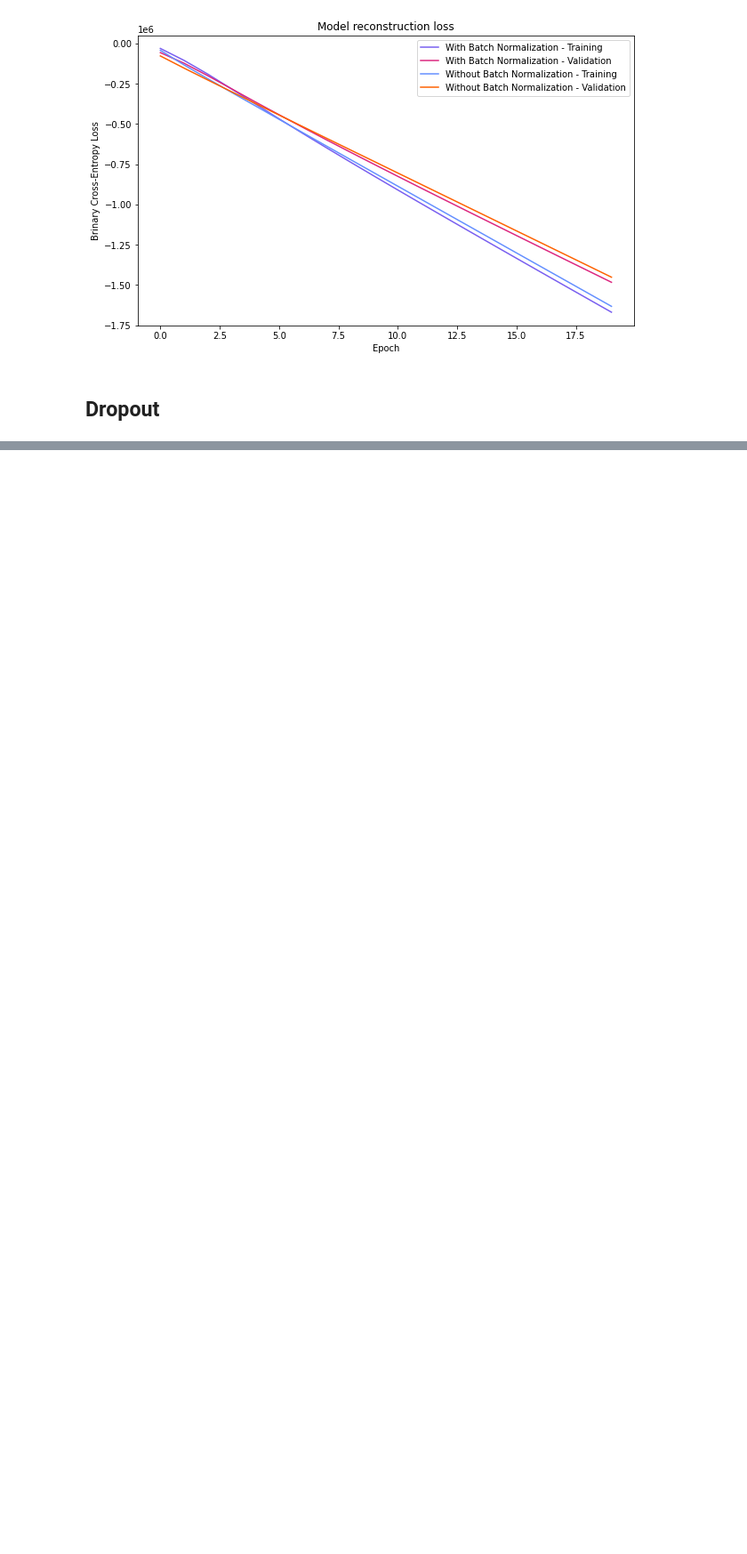
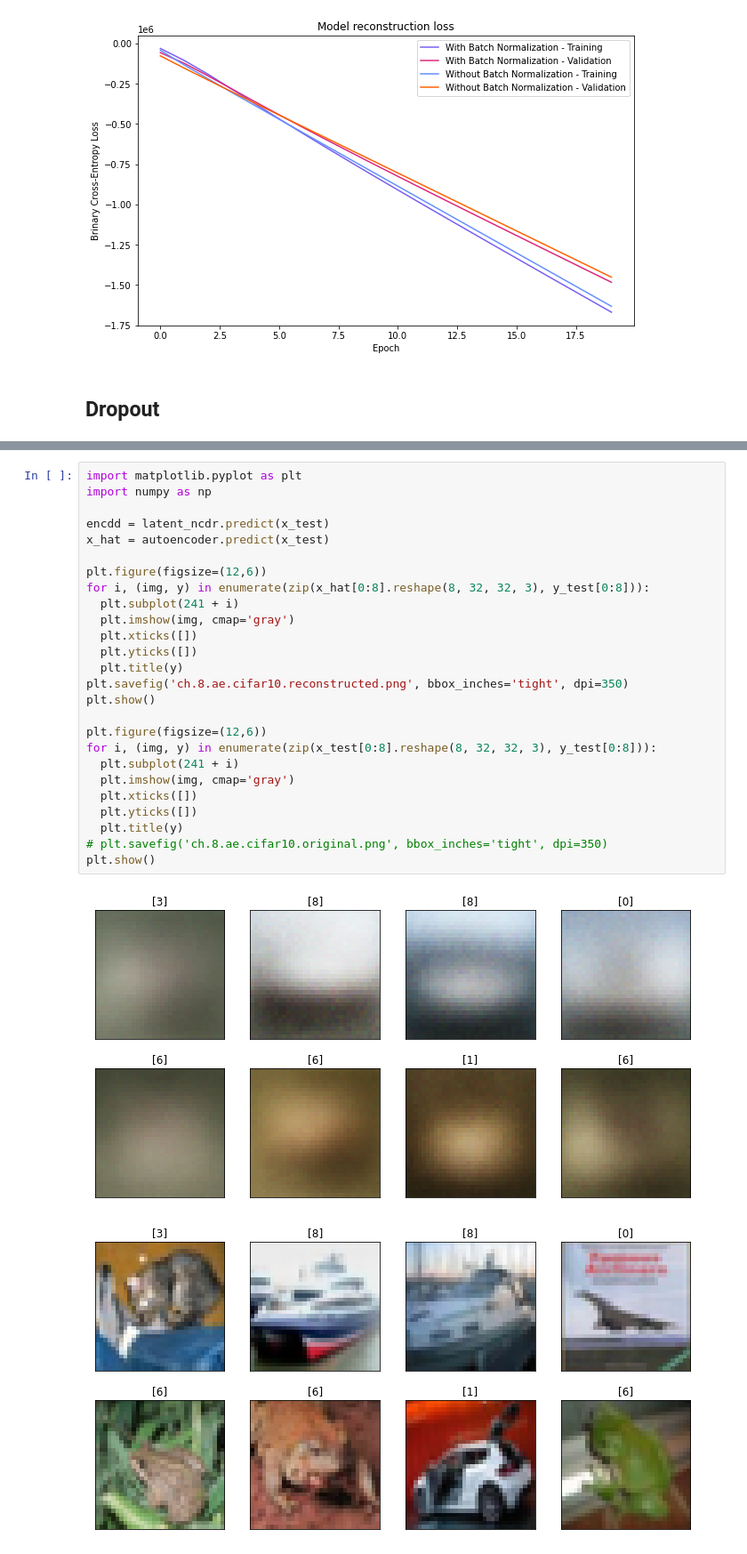
Before and after one commit to Oebele/Deep-lerning-for-beginners, a Jupyter notebook: Deep_Autoencoders.ipynb, the cells around one changed output, grey strips where cells are left out. Shown at 89% size. Saved outputs shown, nothing was run; the diff lists cells and outputs as text; blank space fills up the shorter version.

```diff
--- a/Deep_Autoencoders.ipynb
+++ b/Deep_Autoencoders.ipynb
@@ -235,0 +382,29 @@ plt.show()
+# %%
+import matplotlib.pyplot as plt
+import numpy as np
+
+encdd = latent_ncdr.predict(x_test)
+x_hat = autoencoder.predict(x_test)
+
+plt.figure(figsize=(12,6))
+for i, (img, y) in enumerate(zip(x_hat[0:8].reshape(8, 32, 32, 3), y_test[0:8])):
+  plt.subplot(241 + i)
+  plt.imshow(img, cmap='gray')
+  plt.xticks([])
+  plt.yticks([])
+  plt.title(y)
+plt.savefig('ch.8.ae.cifar10.reconstructed.png', bbox_inches='tight', dpi=350)
+plt.show()
+
+plt.figure(figsize=(12,6))
+for i, (img, y) in enumerate(zip(x_test[0:8].reshape(8, 32, 32, 3), y_test[0:8])):
+  plt.subplot(241 + i)
+  plt.imshow(img, cmap='gray')
+  plt.xticks([])
+  plt.yticks([])
+  plt.title(y)
+# plt.savefig('ch.8.ae.cifar10.original.png', bbox_inches='tight', dpi=350)
+plt.show()
+# %% [output]
+[figure, added]
+[figure, added]
```
Also changed, not shown: parts of 19 cells of this notebook.
